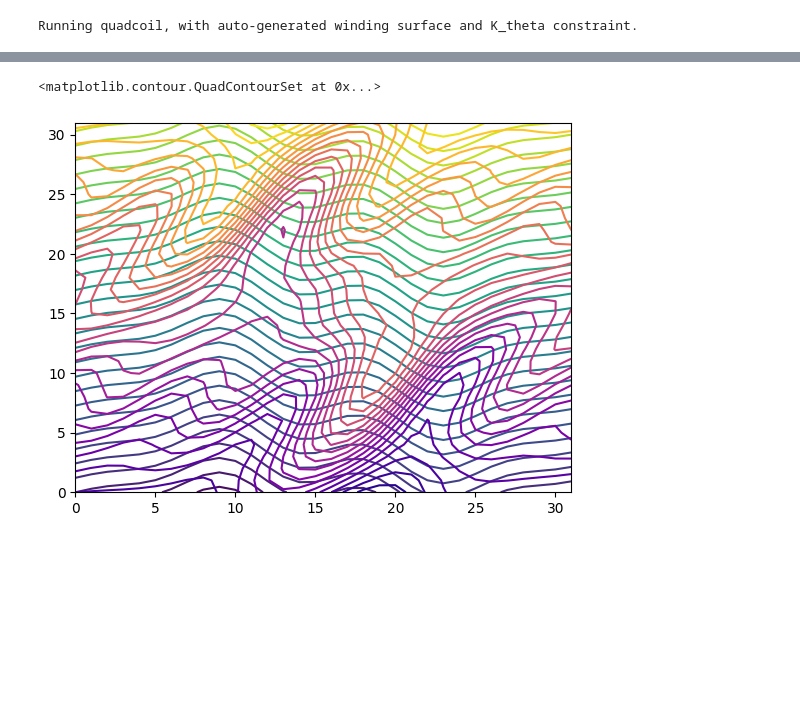
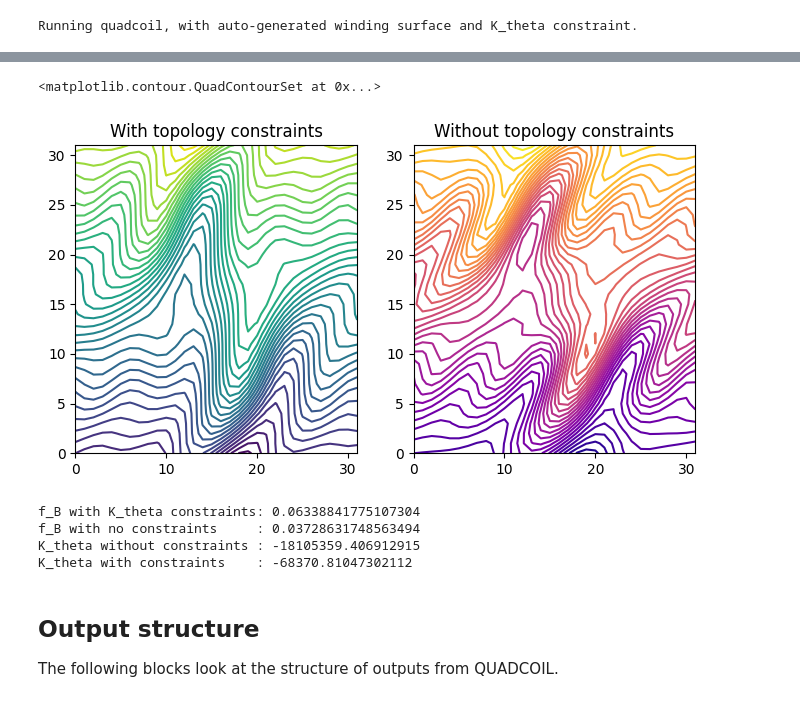
Before and after one commit to lankef/quadcoil, a Jupyter notebook: examples/topology.ipynb, the cells around one changed output, grey strips where cells are left out. Drawn from its saved outputs; the diff is of its cells as text; code cells hidden in the pictures; blank space fills up the shorter version.

Commit message:
adding more docs, changing quadcoil() output order to make more sense.

```diff
--- a/examples/topology.ipynb
+++ b/examples/topology.ipynb
@@ -18,9 +18,7 @@ from simsopt.field import CurrentPotentialFourier, CurrentPotentialSolve
 # %% [markdown]
 ## Loading data
 # %%
+# The example is li383.
 winding_surface, plasma_surface = load('surfaces.json')
-cp = CurrentPotentialFourier(
-    winding_surface, mpol=4, ntor=4,
-    net_poloidal_current_amperes=11884578.094260072,
-    net_toroidal_current_amperes=0,
-    stellsym=True)
+net_poloidal_current_amperes = 11884578.094260072
+jax.config.update('jax_enable_x64', True)
@@ -69,27 +63,25 @@ Net poloidal current/major-minor rad 8623260.843317423
 # First, test with the NESCOIL problem, auto-generating WS.
 print('Running quadcoil, with auto-generated '\
       'winding surface and K_theta constraint.')
-phi_mn, out_dict, qp, status = quadcoil(
-    nfp=cp.nfp,
-    stellsym=cp.stellsym,
-    mpol=cp.mpol,
-    ntor=cp.ntor,
+out_dict, qp, phi_mn, status = quadcoil(
+    nfp=plasma_surface.nfp,
+    stellsym=plasma_surface.stellsym,
+    mpol=4,
+    ntor=4,
     plasma_dofs=plasma_surface.get_dofs(),
     plasma_mpol=plasma_surface.mpol,
     plasma_ntor=plasma_surface.ntor,
-    net_poloidal_current_amperes=cp.net_poloidal_current_amperes,
-    net_toroidal_current_amperes=cp.net_toroidal_current_amperes,
+    net_poloidal_current_amperes=net_poloidal_current_amperes,
+    net_toroidal_current_amperes=0.,
     plasma_coil_distance=plasma_surface.minor_radius(),
     # Set the objective to
     # f_B
-    objective_name=('f_B_normalized_by_Bnormal_IG',),
-    objective_weight=(1,),
-    objective_unit=(1,),
+    objective_name='f_B',
     # Set the constraint to K_theta
     constraint_name=('K_theta',),
-    constraint_type=(K_theta_sign,),
+    constraint_type=('>=',),
     constraint_value=(0.,),
-    constraint_unit=(K_theta_scale,),
+    constraint_unit=(None,),
     # Set the output metrics to f_B and f_K
     metric_name=('f_B', 'f_K'),
     maxiter_inner=1500,
@@ -154,6 +94,24 @@ plt.colorbar()
 # %%
-plt.contour(Phi_with_net_current(qp, phi_mn), levels=30)
-plt.contour(Phi_with_net_current(qp, nescoil_phi_mn), levels=30, cmap='plasma')
+plt.figure(figsize=(8,4))
+plt.subplot(1,2,1)
+plt.title('With topology constraints')
+plt.contour(Phi_with_net_current(qp, phi_mn), levels=40)
+plt.subplot(1,2,2)
+plt.title('Without topology constraints')
+plt.contour(Phi_with_net_current(qp, nescoil_phi_mn), levels=40, cmap='plasma')
 # %% [output]
 <matplotlib.contour.QuadContourSet at 0x...>
-[figure, old version]
+[figure, new version]
+# %%
+print('f_B with K_theta constraints:', out_dict['f_B']['value'])
+print('f_B with no constraints     :', nescoil_out_dict['f_B']['value'])
+print('K_theta without constraints :', jnp.min(K_theta(qp, nescoil_phi_mn)))
+print('K_theta with constraints    :', jnp.min(K_theta(qp, phi_mn)))
+# %% [output]
+f_B with K_theta constraints: 0.06338841775107304
+f_B with no constraints     : 0.03728631748563494
+K_theta without constraints : -18105359.406912915
+K_theta with constraints    : -68370.81047302112
+# %% [markdown]
+## Output structure
+The following blocks look at the structure of outputs from QUADCOIL.
```
Also changed, not shown: parts of 15 cells of this notebook, 14 other files.
